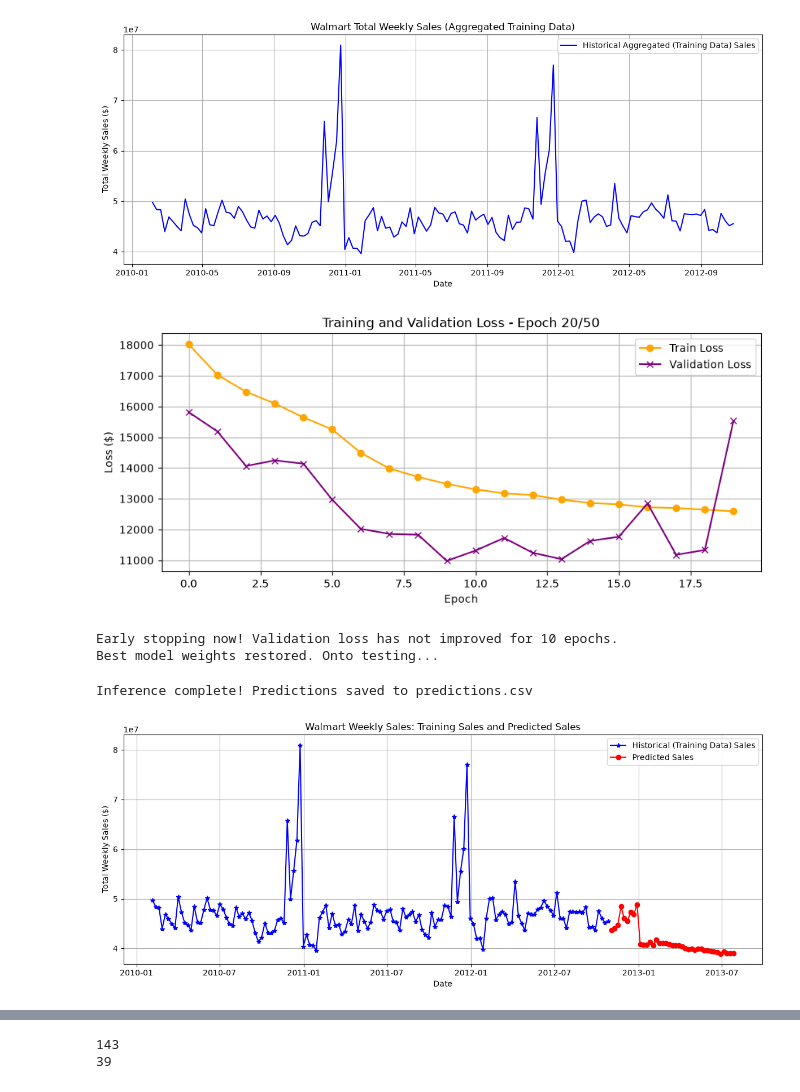
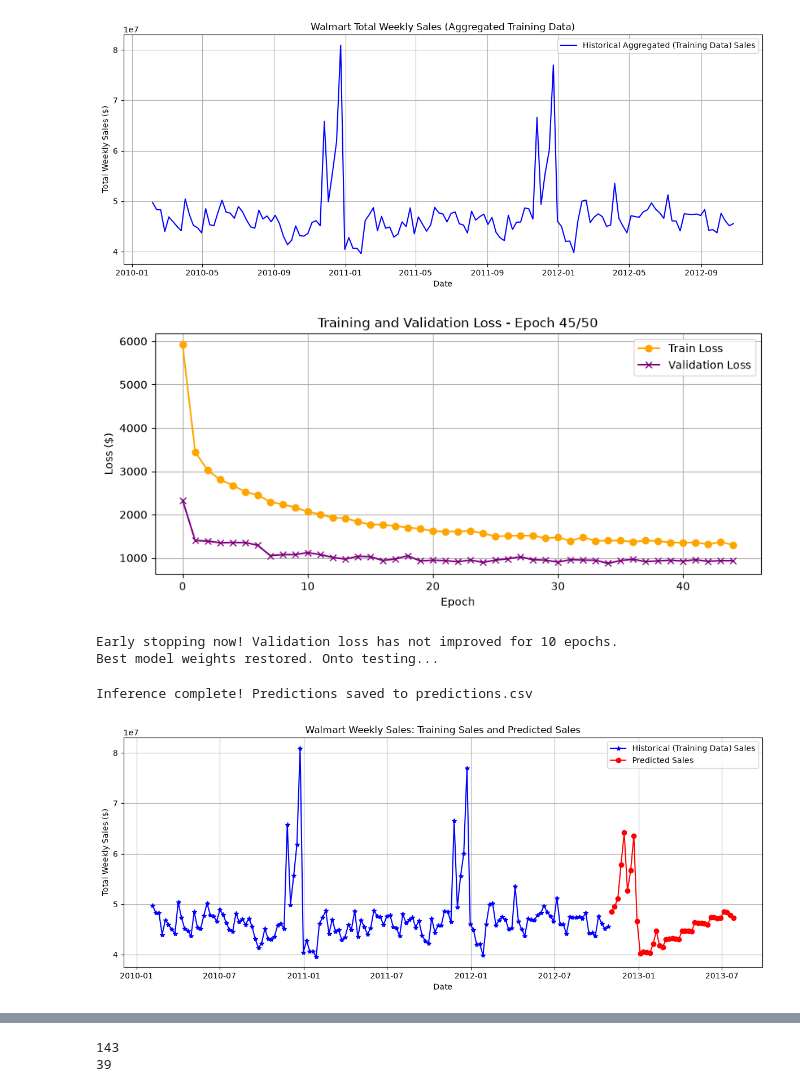
Before and after one commit to cruzas/showcase-time-series, a Jupyter notebook: notebooks/sales_forecasting.ipynb, the cells around one changed output, grey strips where cells are left out. Saved outputs shown, nothing was run; the diff lists cells and outputs as text; code cells hidden in the pictures.

Commit message:
Improved prediction quality by separating categorical values and continuous values. Categorical now go into embeddings.

```diff
--- a/notebooks/sales_forecasting.ipynb
+++ b/notebooks/sales_forecasting.ipynb
@@ -73,19 +71,20 @@ val_df = df[df['Date'].dt.year == 2012]
 preprocessor = DataPreprocessor()
 
 # Fit and transform only on data from 2010-2011
-x_train, y_train = preprocessor.fit_transform(train_df)
-# Only transform applied to 2012 validation data
-x_val, y_val = preprocessor.transform(val_df)
+x_cont_train, x_cat_train, y_train = preprocessor.fit_transform(train_df)
+
+# Only transform applied to 2012 validation data, as we don't want data leakage
+x_cont_val, x_cat_val, y_val = preprocessor.transform(val_df)
 
 # Wrap the data in a PyTorch Dataset and Dataloader for batch training
-train_set = WalmartDataset(x_train, y_train)
-val_set = WalmartDataset(x_val, y_val)
+train_set = WalmartDataset(x_cont_train, x_cat_train, y_train)
+val_set = WalmartDataset(x_cont_val, x_cat_val, y_val)
 
 train_loader = DataLoader(train_set, batch_size=128, shuffle=True)
 val_loader = DataLoader(val_set, batch_size=128, shuffle=False)
 
 # Initialize the model
-model = SalesPredictor(x_train.shape[1])
+model = SalesPredictor(cont_dim=x_cont_train.shape[1])
 
 # Define the loss function and create the optimizer
 criterion = nn.MSELoss()
@@ -108,12 +107,12 @@ for epoch in range(epochs):
     model.train()
     train_loss = 0.0
 
-    for batch_idx, (inputs, targets) in enumerate(train_loader):
+    for batch_idx, (x_cont, x_cat, targets) in enumerate(train_loader):
         # Reset gradients.
         optimizer.zero_grad()
 
         # Forward pass through the model.
-        predictions = model(inputs)
+        predictions = model(x_cont, x_cat)
 
         # Compute the loss
         loss = criterion(predictions, targets)
@@ -125,7 +124,7 @@ for epoch in range(epochs):
         optimizer.step()
 
         # Accumulate the batch loss
-        train_loss += loss.item() * inputs.size(0)
+        train_loss += loss.item() * x_cont.size(0)
 
     train_loss_scaled = train_loss / len(train_loader.dataset)
     # Real error. Apply an inverse transform to display real-world dollar
@@ -138,14 +137,15 @@ for epoch in range(epochs):
 
     # Disable gradient computations for validation to save on memory and computations.
     with torch.no_grad():
-        for batch_idx, (inputs, targets) in enumerate(val_loader):
-            predictions = model(inputs)
+        for batch_idx, (x_cont, x_cat, targets) in enumerate(val_loader):
+            predictions = model(x_cont, x_cat)
             loss = criterion(predictions, targets)
-            val_loss += loss.item() * inputs.size(0)
+            val_loss += loss.item() * x_cont.size(0)
 
     val_loss_scaled = val_loss / len(val_loader.dataset)
     real_val_error = val_loss_scaled * preprocessor.y_scaler.scale_[0]
 
+    # Commented out the next line as the plot shown and output are cleared dynamically.
     # print(f"Epoch {epoch+1}/epochs | Train loss: ${real_train_error:.2f} | Validation loss: ${real_val_error}")
 
     train_losses_history.append(real_train_error)
@@ -157,35 +157,36 @@ for epoch in range(epochs):
     ax.plot(train_losses_history, label="Train Loss", color='orange', marker='o')
     ax.plot(val_losses_history, label='Validation Loss', color='purple', marker='x')
     ax.set_title(f'Training and Validation Loss - Epoch {epoch+1}/{epochs}')
     ax.set_xlabel('Epoch')
     ax.set_ylabel('Loss ($)')
     ax.legend()
     ax.grid(True)
     plt.draw()
     plt.pause(0.01)
 
     # Early stopping check
     if real_val_error < best_val_loss:
         best_val_loss = real_val_error
         early_stopping_counter = 0
         # Save the best weights
         torch.save(model.state_dict(), 'saved_weights/best_model.pth')
     else:
         early_stopping_counter += 1
 
     if early_stopping_counter >= patience:
-        print(f"\nEarly stopping now! Validation loss has not improved for {patience} epochs.")
+        print(f"\nEarly stopping now! Validation loss has"
+              f" not improved for {patience} epochs.")
         break # terminate the training loop
 
 # Turn off interactive plot mode once training has concluded
 plt.ioff()
 plt.show()
 
 # Load the best model weights back in before testing inference.
 model.load_state_dict(torch.load('saved_weights/best_model.pth', weights_only=True))
 print("Best model weights restored. Onto testing...")
 # %% [output]
-[figure, old version]
+[figure, new version]
 Early stopping now! Validation loss has not improved for 10 epochs.
 Best model weights restored. Onto testing...
 # %%
@@ -198,15 +199,16 @@ test_df['Date'] = pd.to_datetime(test_df['Date'])
 test_df['Weekly_Sales'] = 0.0
 
 # Pre-process the test data using the fitted preprocessor.
-x_infer, _ = preprocessor.transform(test_df)
+x_cont_infer, x_cat_infer, _ = preprocessor.transform(test_df)
 
 # Convert the data to a PyTorch tensor.
-x_infer_tensor = torch.tensor(x_infer, dtype=torch.float32)
+x_cont_infer_tensor = torch.tensor(x_cont_infer, dtype=torch.float32)
+x_cat_infer_tensor = torch.tensor(x_cat_infer, dtype=torch.long)
 
 # Run inference
 model.eval()
 with torch.no_grad():
-    scaled_predictions = model(x_infer_tensor).numpy()
+    scaled_predictions = model(x_cont_infer_tensor, x_cat_infer_tensor).numpy()
 
 # Inverse transform the predictions back to dollar values
 real_predictions = preprocessor.y_scaler.inverse_transform(scaled_predictions)
@@ -241,4 +243,4 @@ plt.tight_layout()
 plt.show()
 # %% [output]
 Inference complete! Predictions saved to predictions.csv
-[figure, old version]
+[figure, new version]
```
Also changed, not shown: parts of 2 cells of this notebook, 4 other files.
